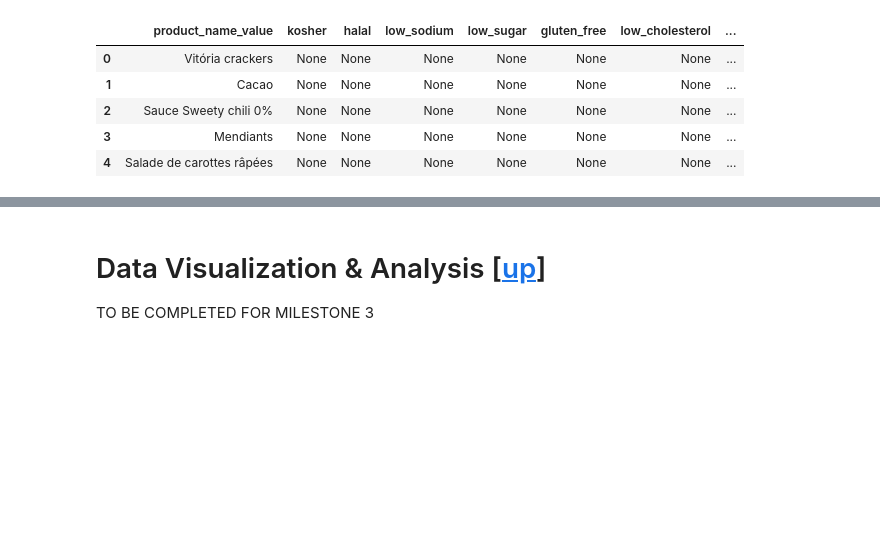
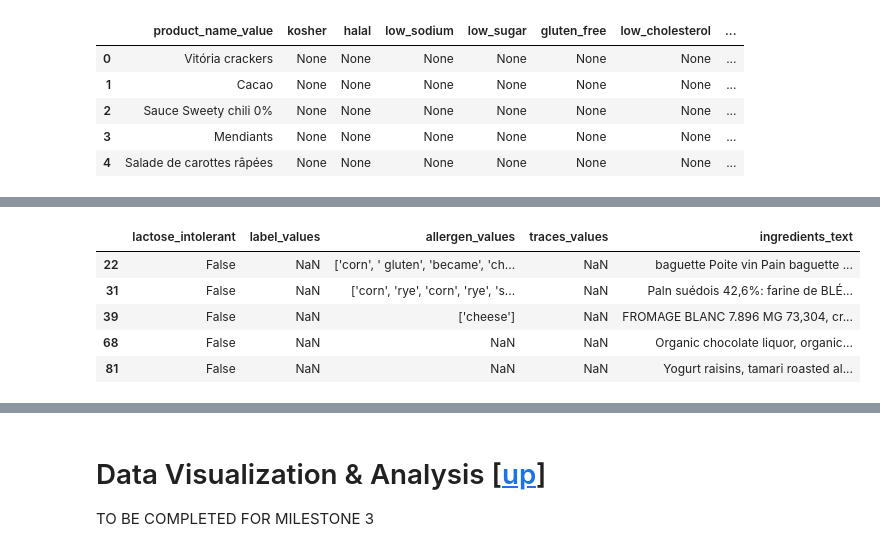
Before and after one commit to celine-y/open_food_facts, a Jupyter notebook: project.ipynb, the cells around one changed output, grey strips where cells are left out. Saved outputs shown, nothing was run; the diff lists cells and outputs as text; code cells hidden in the pictures; blank space fills up the shorter version.

```diff
--- a/project.ipynb
+++ b/project.ipynb
@@ -2019,0 +1982,12 @@ clean_df_3[clean_df_3['peanut_free'].notna() | clean_df_3['lactose_intolerant'].
+# %%
+# check that lactose_intolerant has been marked false when label_value is null
+clean_df_3[clean_df_3['lactose_intolerant'] == False & clean_df_3['label_values'].isna()][
+    ['lactose_intolerant', 'label_values', 'allergen_values', 'traces_values', 'ingredients_text']
+].head()
+# %% [output]
+|  | lactose_intolerant | label_values | allergen_values | traces_values | ingredients_text |
+| 22 | False | NaN | ['corn', ' gluten', 'became', 'ch... | NaN | baguette Poite vin Pain baguette ... |
+| 31 | False | NaN | ['corn', 'rye', 'corn', 'rye', 's... | NaN | Paln suédois 42,6%: farine de BLÉ... |
+| 39 | False | NaN | ['cheese'] | NaN | FROMAGE BLANC 7.896 MG 73,304, cr... |
+| 68 | False | NaN | NaN | NaN | Organic chocolate liquor, organic... |
+| 81 | False | NaN | NaN | NaN | Yogurt raisins, tamari roasted al... |
```
Also changed, not shown: parts of 8 cells of this notebook.
